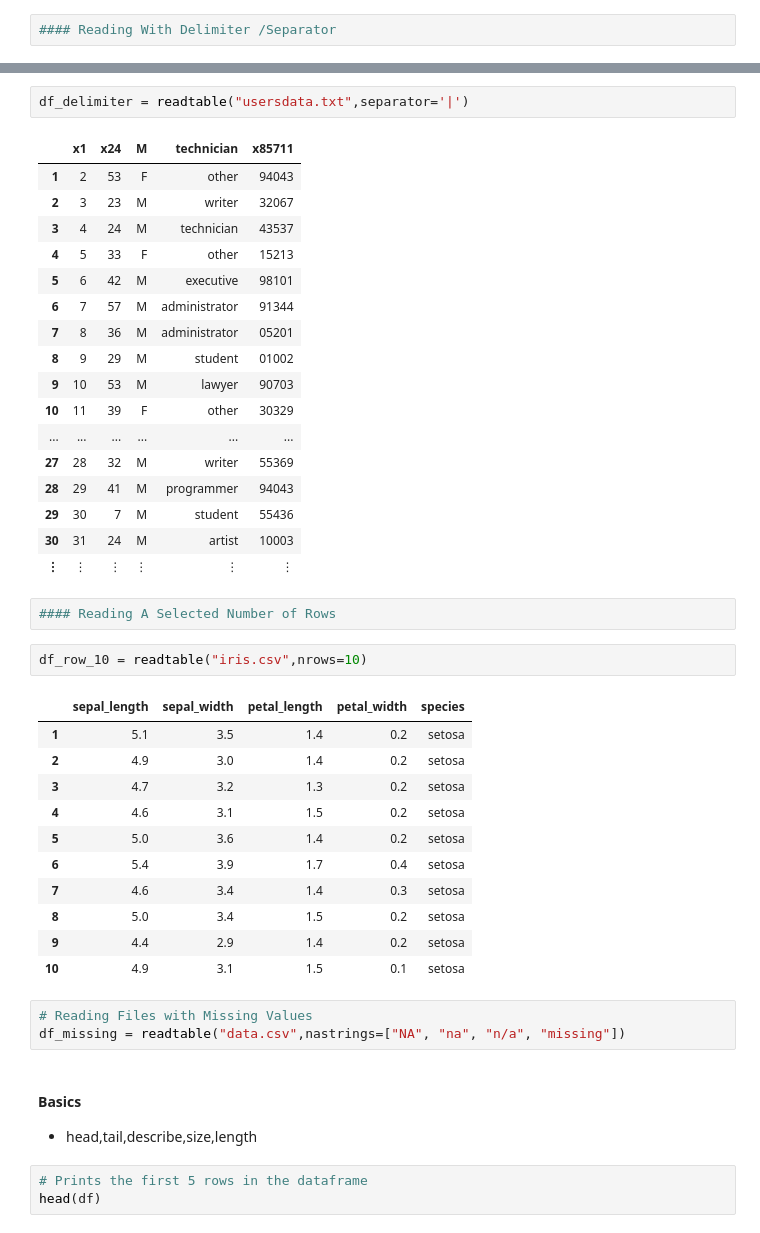
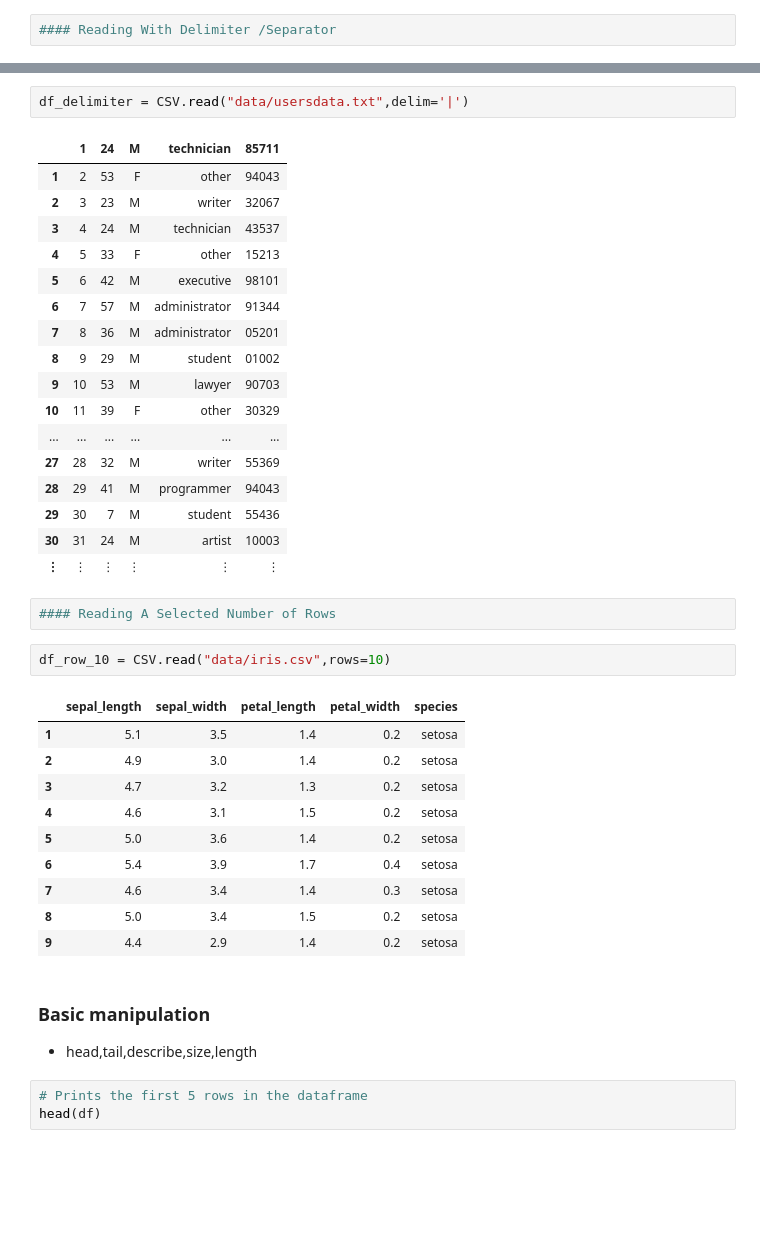
Before and after one commit to lagefreitas/2018-julia-hands-on, a Jupyter notebook: data_analysis_visualization.ipynb, the cells around one changed output, grey strips where cells are left out. Saved outputs shown, nothing was run; the diff lists cells and outputs as text; blank space fills up the shorter version.

```diff
--- a/data_analysis_visualization.ipynb
+++ b/data_analysis_visualization.ipynb
@@ -48,9 +49,9 @@ df_delimiter = readtable("usersdata.txt")
 | 30 | 31|24|M|artist|10003 |
 | ⋮ | ⋮ |
 # %%
-df_delimiter = readtable("usersdata.txt",separator='|')
+df_delimiter = CSV.read("data/usersdata.txt",delim='|')
 # %% [output]
-|  | x1 | x24 | M | technician | x85711 |
+|  | 1 | 24 | M | technician | 85711 |
 | 1 | 2 | 53 | F | other | 94043 |
 | 2 | 3 | 23 | M | writer | 32067 |
 | 3 | 4 | 24 | M | technician | 43537 |
@@ -70,24 +71,20 @@ df_delimiter = readtable("usersdata.txt",separator='|')
 # %%
 #### Reading A Selected Number of Rows
 # %%
-df_row_10 = readtable("iris.csv",nrows=10)
+df_row_10 = CSV.read("data/iris.csv",rows=10)
 # %% [output]
 |  | sepal_length | sepal_width | petal_length | petal_width | species |
 | 1 | 5.1 | 3.5 | 1.4 | 0.2 | setosa |
 | 2 | 4.9 | 3.0 | 1.4 | 0.2 | setosa |
 | 3 | 4.7 | 3.2 | 1.3 | 0.2 | setosa |
 | 4 | 4.6 | 3.1 | 1.5 | 0.2 | setosa |
 | 5 | 5.0 | 3.6 | 1.4 | 0.2 | setosa |
 | 6 | 5.4 | 3.9 | 1.7 | 0.4 | setosa |
 | 7 | 4.6 | 3.4 | 1.4 | 0.3 | setosa |
 | 8 | 5.0 | 3.4 | 1.5 | 0.2 | setosa |
 | 9 | 4.4 | 2.9 | 1.4 | 0.2 | setosa |
-| 10 | 4.9 | 3.1 | 1.5 | 0.1 | setosa |
-# %%
-# Reading Files with Missing Values
-df_missing = readtable("data.csv",nastrings=["NA", "na", "n/a", "missing"])
 # %% [markdown]
-#### Basics
+###  Basic manipulation
 + head,tail,describe,size,length
 # %%
 # Prints the first 5 rows in the dataframe
```
Also changed, not shown: parts of 18 cells of this notebook.
